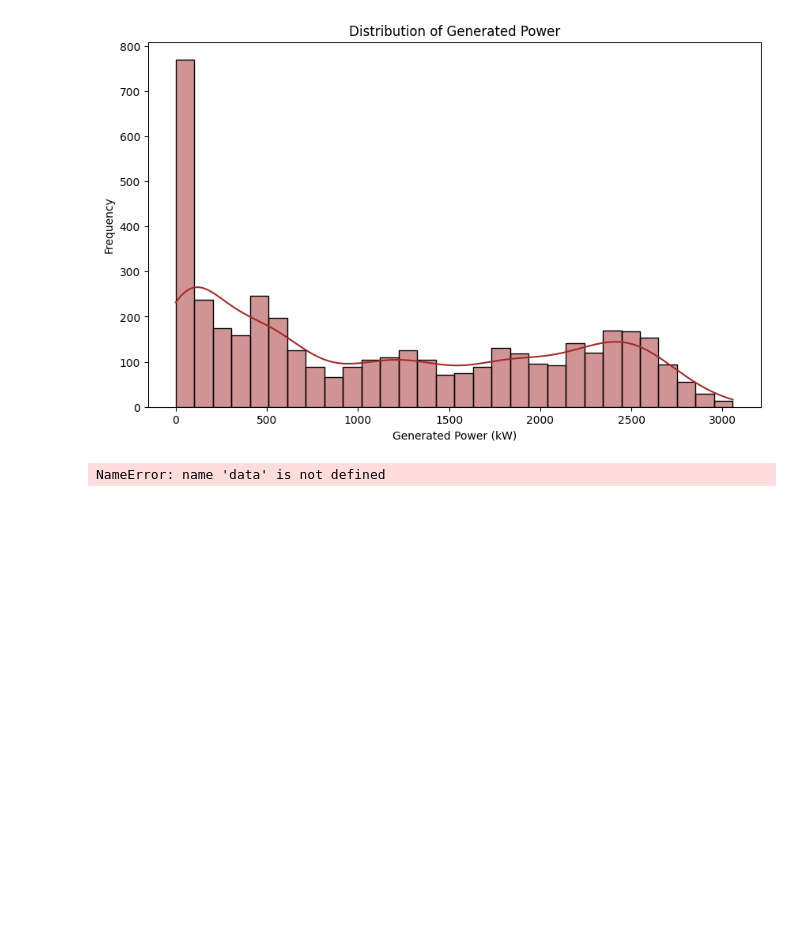
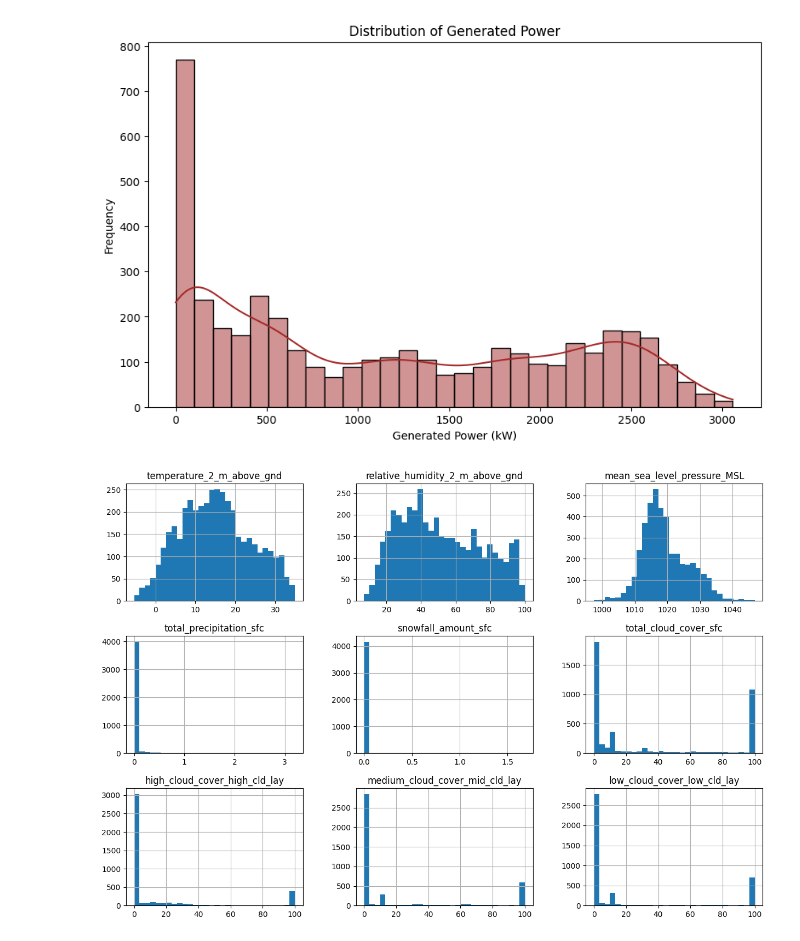
Before and after one commit to Charannsai/Solar-Power-Prediction, a Jupyter notebook: solarpowerprediction.ipynb, the cells around one changed output. Saved outputs shown, nothing was run; the diff lists cells and outputs as text; code cells hidden in the pictures; blank space fills up the shorter version.

```diff
--- a/solarpowerprediction.ipynb
+++ b/solarpowerprediction.ipynb
@@ -133,7 +75,7 @@ plt.show()
 [figure]
 # %%
 #Generate histogram plots
-data[data.columns[0:9]].hist(bins=30, figsize=(15,10))
+df[df.columns[0:9]].hist(bins=30, figsize=(15,10))
 plt.show()
 # %% [output]
-NameError: name 'data' is not defined
+[figure, added]
```
Also changed, not shown: parts of 14 cells of this notebook.
